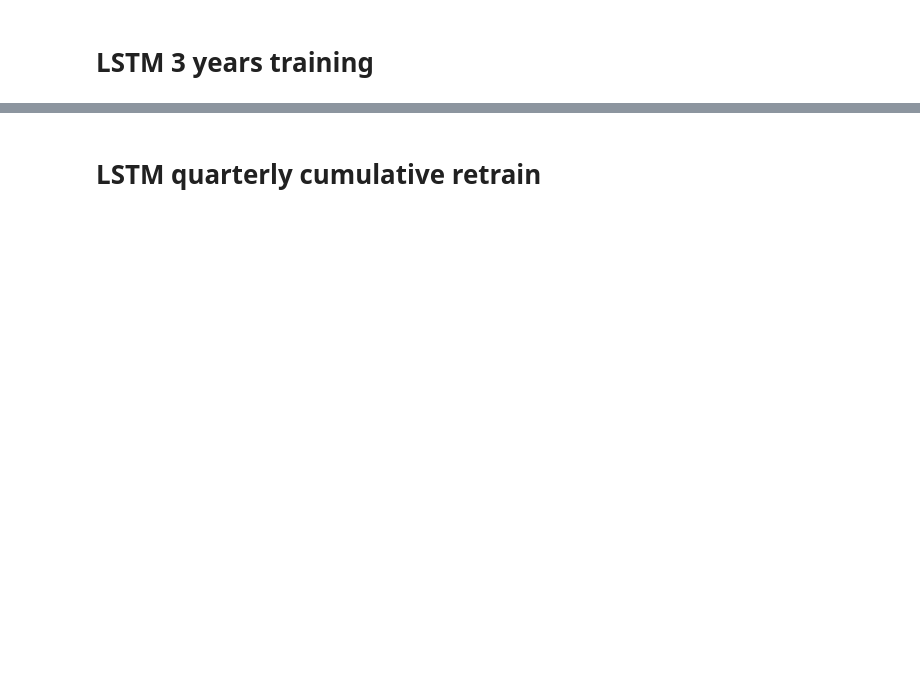
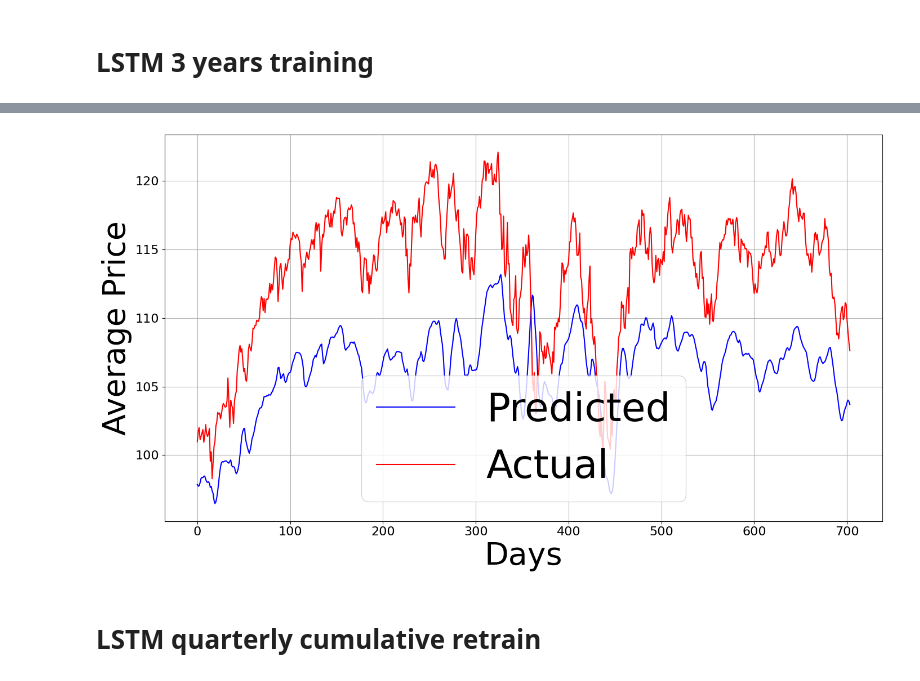
Before and after one commit to leovora/master-thesis, a Jupyter notebook: notebooks/model_analysis.ipynb, the cells around one changed output, grey strips where cells are left out. Cells and saved outputs as stored; diff of their text form; code cells hidden in the pictures; blank space fills up the shorter version.

```diff
--- a/notebooks/model_analysis.ipynb
+++ b/notebooks/model_analysis.ipynb
@@ -96,23 +105,14 @@ for seed in SEEDS:
 # %% [markdown]
 # LSTM 3 years training
 # %%
-MODEL_SUBDIR = 'models/LSTM_3_years'
-PLOTS_SUBDIR = 'plots/baseline/LSTM_3_years'
+MODEL_DIR = PROJECT_ROOT / f'runs/seed_{SEED}/models/LSTM_3_years'
+PLOTS_DIR = PROJECT_ROOT / f'runs/seed_{SEED}/plots/baseline/LSTM_3_years'
 # %%
-predictions_by_seed = {}
-actuals_by_seed = {}
-
-for seed in SEEDS:
-    use_seed(seed)
-    MODEL_DIR = RUN_DIR / MODEL_SUBDIR
-
-    predictions, actuals = get_predictions(
-        tickers,
-        simulation_start_date,
-        simulation_end_date,
-        sequence_length,
-        MODEL_DIR,
-        use_partition_dataset=False,
-    )
-    predictions_by_seed[SEED] = predictions
-    actuals_by_seed[SEED] = actuals
+predictions, actuals = get_predictions(
+    tickers,
+    simulation_start_date,
+    simulation_end_date,
+    sequence_length,
+    MODEL_DIR,
+    use_partition_dataset=False,
+)
@@ -134,10 +168,7 @@ for seed in SEEDS:
 # %%
-for seed in SEEDS:
-    use_seed(seed)
-    PLOTS_DIR = RUN_DIR / PLOTS_SUBDIR
-    PLOTS_DIR.mkdir(parents=True, exist_ok=True)
-
-    plot_average_predictions(predictions_by_seed[SEED], actuals_by_seed[SEED], PLOTS_DIR)
+plot_average_predictions(predictions, actuals, PLOTS_DIR)
+# %% [output]
+[figure, added]
 # %% [markdown]
 # LSTM quarterly cumulative retrain
 # %%
```
Also changed, not shown: parts of 16 cells of this notebook, 14 other files.
